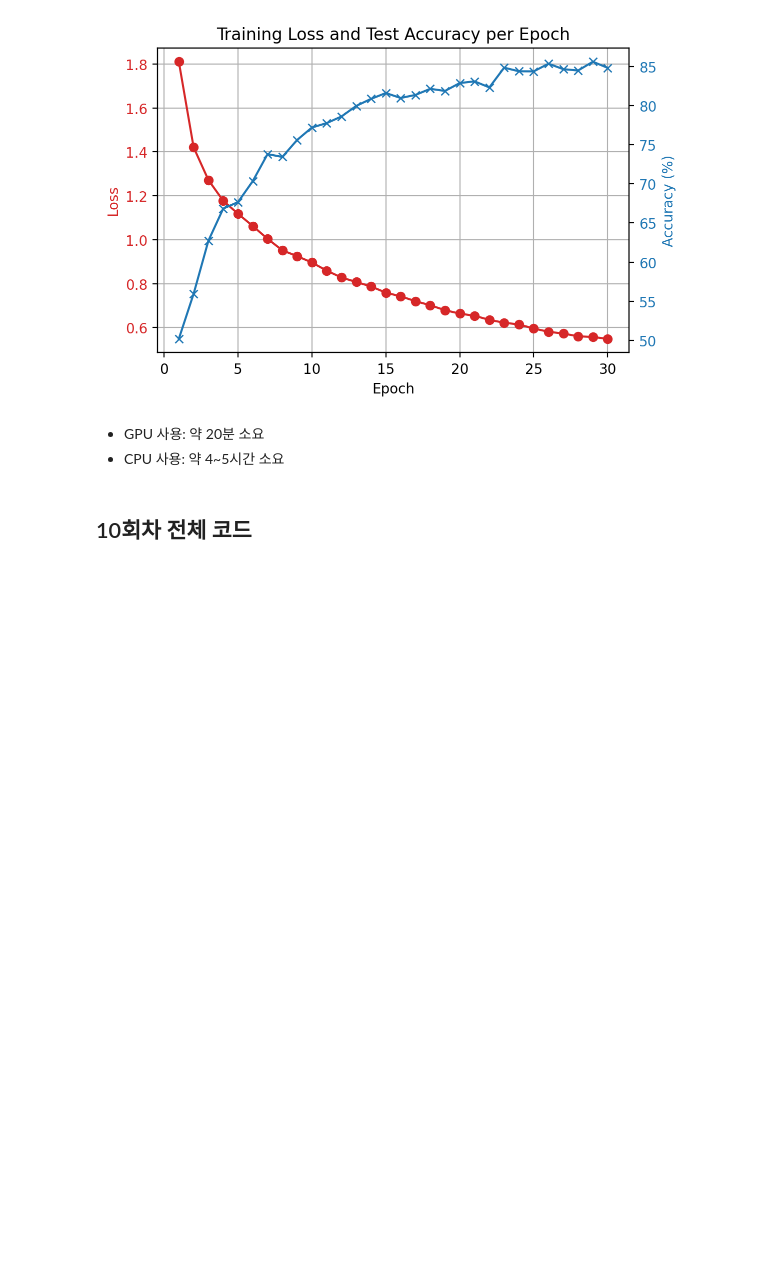
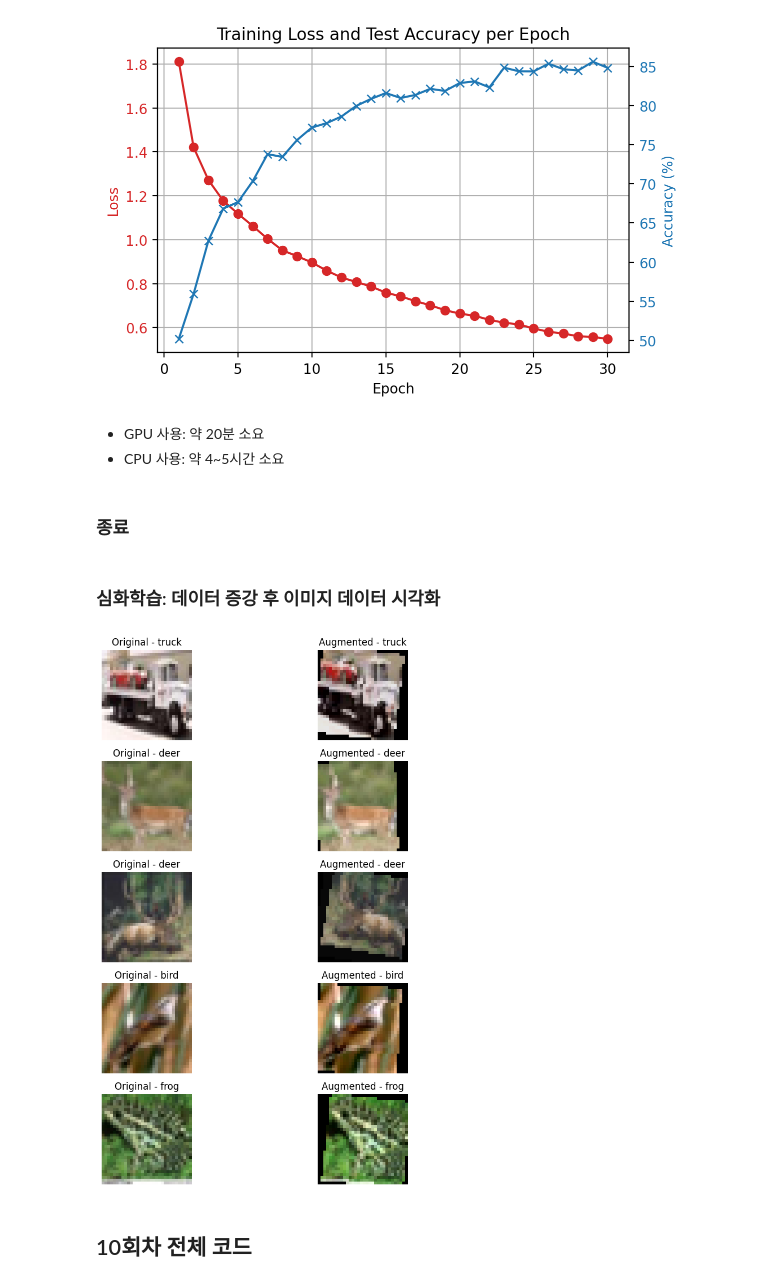
Before and after one commit to ai7dnn/PyTorch-DL, a Jupyter notebook: code/PT10.ipynb, the cells around one changed output. Saved outputs shown, nothing was run; the diff lists cells and outputs as text; code cells hidden in the pictures; blank space fills up the shorter version.

```diff
--- a/code/PT10.ipynb
+++ b/code/PT10.ipynb
@@ -128,7 +147,9 @@ Estimated Total Size (MB): 15.48
 
 criterion = nn.CrossEntropyLoss()  # 다중 클래스 분류용 손실 함수
 optimizer = optim.AdamW(net.parameters(), lr=0.001)  # Adam의 정규화 강화 버전
-scheduler = optim.lr_scheduler.ReduceLROnPlateau(optimizer, mode='min', patience=3)
+# 성능이 정체 상태(plateau)일 때 학습률을 낮추는 스케줄러
+# 손실(mode='min') 값이 3번 연속 개선되지 않으면 학습률을 기본값인 10% 줄임
+scheduler = optim.lr_scheduler.ReduceLROnPlateau(optimizer, mode='min', patience=3, verbose=True)
 # %% [markdown]
 ## 클래스 불균형(class imbalance) 문제 해결
 # %%
@@ -275,6 +296,67 @@ plot_loss_and_accuracy_together(train_losses, test_accuracies)
 # %% [markdown]
 - GPU 사용: 약 20분 소요
 - CPU 사용: 약 4~5시간 소요
+# %% [markdown]
+### 종료
+# %% [markdown]
+### 심화학습: 데이터 증강 후 이미지 데이터 시각화
+# %%
+import torch
+import torchvision
+import torchvision.transforms as transforms
+import matplotlib.pyplot as plt
+import numpy as np
+import random
+
+# 시드 고정 (재현 가능성)
+torch.manual_seed(42)
+random.seed(42)
+
+# CIFAR10 원본 데이터 (transform 없음)
+dataset_raw = torchvision.datasets.CIFAR10(root='./data', train=True,
+                                           download=True, transform=None)
+
+# 데이터 증강 적용
+transform_aug = transforms.Compose([
+    transforms.RandomHorizontalFlip(),
+    transforms.RandomCrop(32, padding=4),
+    transforms.ColorJitter(brightness=0.2, contrast=0.2, saturation=0.2),
+    transforms.RandomRotation(10),
+    transforms.ToTensor()
+])
+
+dataset_aug = torchvision.datasets.CIFAR10(root='./data', train=True,
+                                            download=False, transform=transform_aug)
+
+# 클래스 이름 가져오기
+classes = dataset_raw.classes
+
+# 원본과 증강 이미지 비교 시각화
+def imshow(img, title=None):
+    npimg = img.numpy()
+    plt.imshow(np.transpose(npimg, (1, 2, 0)))
+    if title:
+        plt.title(title)
+    plt.axis('off')
+
+# 샘플 이미지 출력
+plt.figure(figsize=(10, 10))
+for i in range(5):
+    idx = random.randint(0, len(dataset_raw)-1)
+    img_raw, label = dataset_raw[idx]
+    img_aug, _ = dataset_aug[idx]
+
+    # 원본과 증강 이미지 나란히 출력
+    plt.subplot(5, 2, 2*i+1)
+    imshow(transforms.ToTensor()(img_raw), title=f"Original - {classes[label]}")
+
+    plt.subplot(5, 2, 2*i+2)
+    imshow(img_aug, title=f"Augmented - {classes[label]}")
+
+plt.tight_layout()
+plt.show()
+# %% [output]
+[figure, added]
 # %% [markdown]
 ## 10회차 전체 코드
 # %%
```
Also changed, not shown: parts of 6 cells of this notebook.
